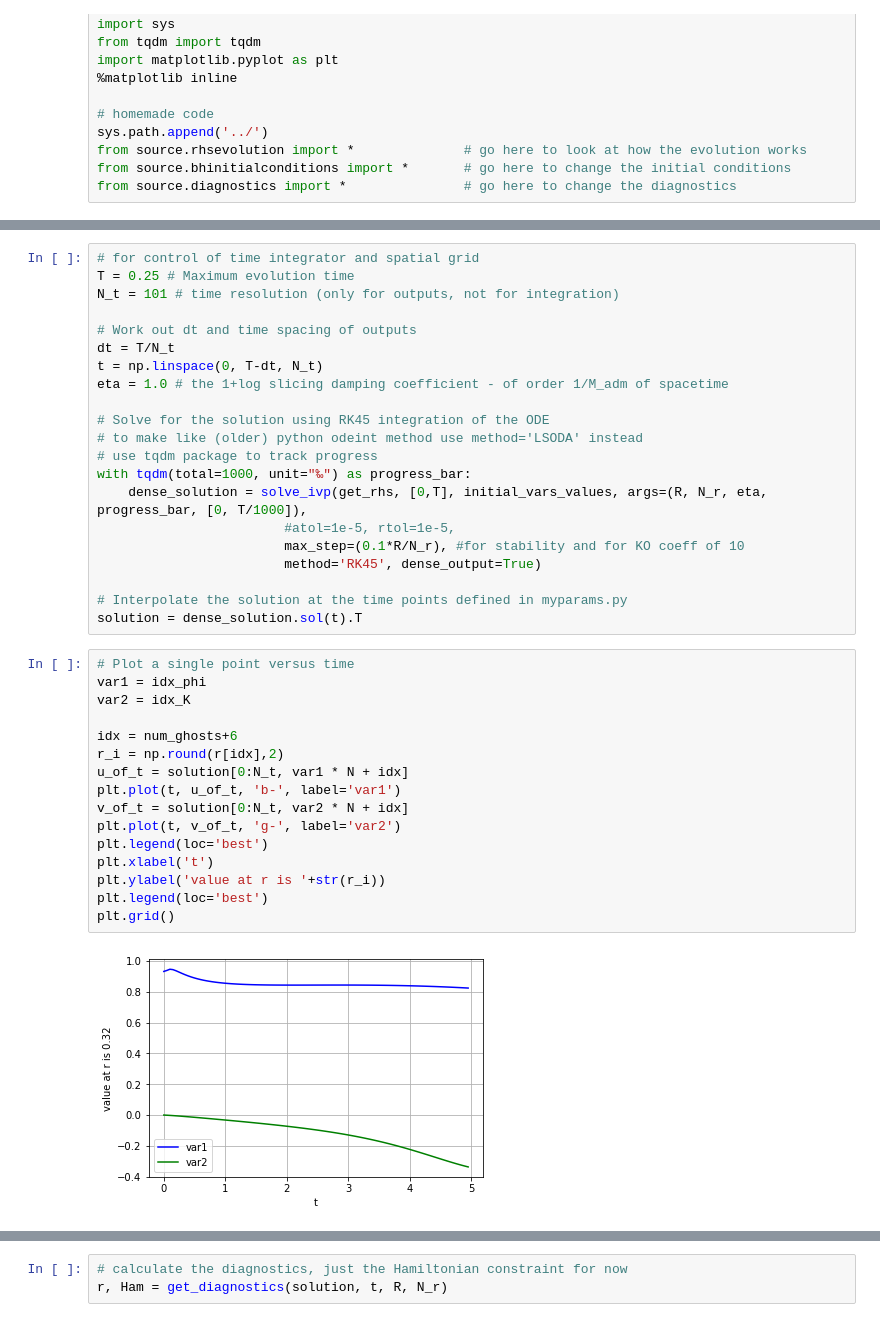
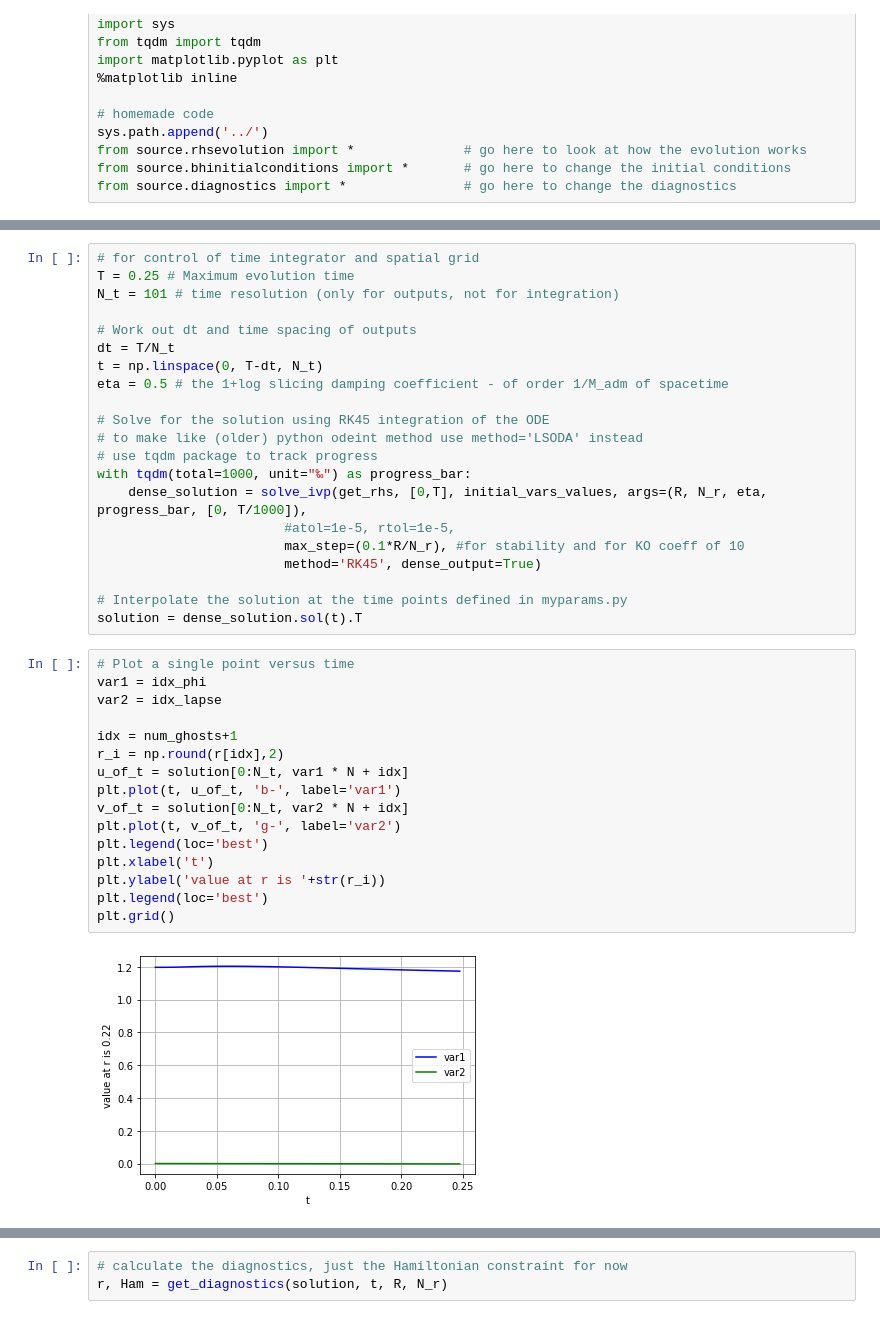
Before and after one commit to GRTLCollaboration/engrenage, a Jupyter notebook: examples/BHEvolution.ipynb, the cells around one changed output, grey strips where cells are left out. Saved outputs shown, nothing was run; the diff lists cells and outputs as text.

```diff
--- a/examples/BHEvolution.ipynb
+++ b/examples/BHEvolution.ipynb
@@ -72,7 +74,7 @@ N_t = 101 # time resolution (only for outputs, not for integration)
 # Work out dt and time spacing of outputs
 dt = T/N_t
 t = np.linspace(0, T-dt, N_t)
-eta = 1.0 # the 1+log slicing damping coefficient - of order 1/M_adm of spacetime
+eta = 0.5 # the 1+log slicing damping coefficient - of order 1/M_adm of spacetime
 
 # Solve for the solution using RK45 integration of the ODE
 # to make like (older) python odeint method use method='LSODA' instead
@@ -88,21 +90,21 @@ solution = dense_solution.sol(t).T
 # %%
 # Plot a single point versus time
 var1 = idx_phi
-var2 = idx_K
+var2 = idx_lapse
 
-idx = num_ghosts+6
+idx = num_ghosts+1
 r_i = np.round(r[idx],2)
 u_of_t = solution[0:N_t, var1 * N + idx]
 plt.plot(t, u_of_t, 'b-', label='var1')
 v_of_t = solution[0:N_t, var2 * N + idx]
 plt.plot(t, v_of_t, 'g-', label='var2')
 plt.legend(loc='best')
 plt.xlabel('t')
 plt.ylabel('value at r is '+str(r_i))
 plt.legend(loc='best')
 plt.grid()
 # %% [output]
-[figure, old version]
+[figure, new version]
 # %%
 # plot the profile for some variable at a selection of times
 var = idx_shiftr
```
Also changed, not shown: parts of 4 cells of this notebook, 2 other files.
